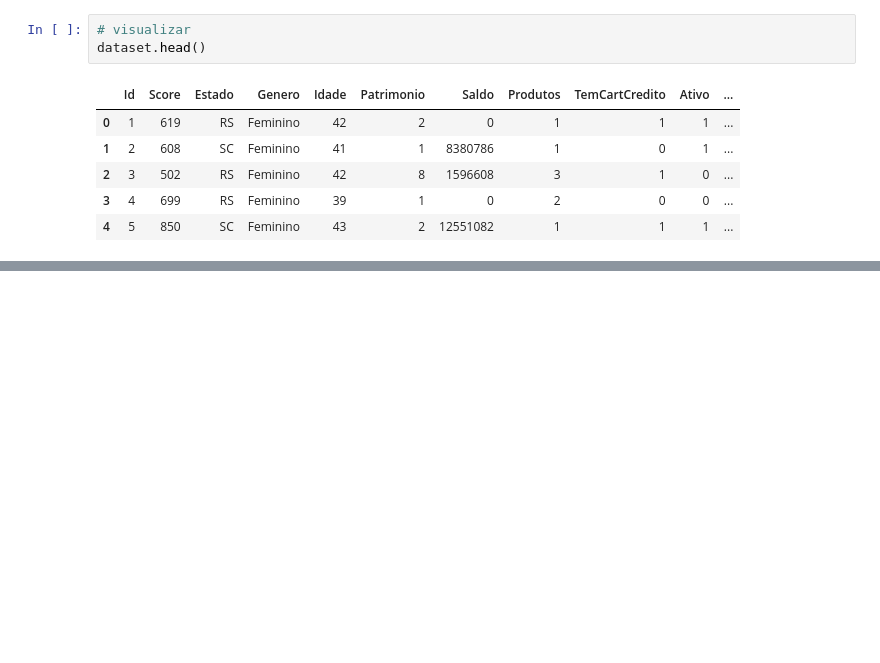
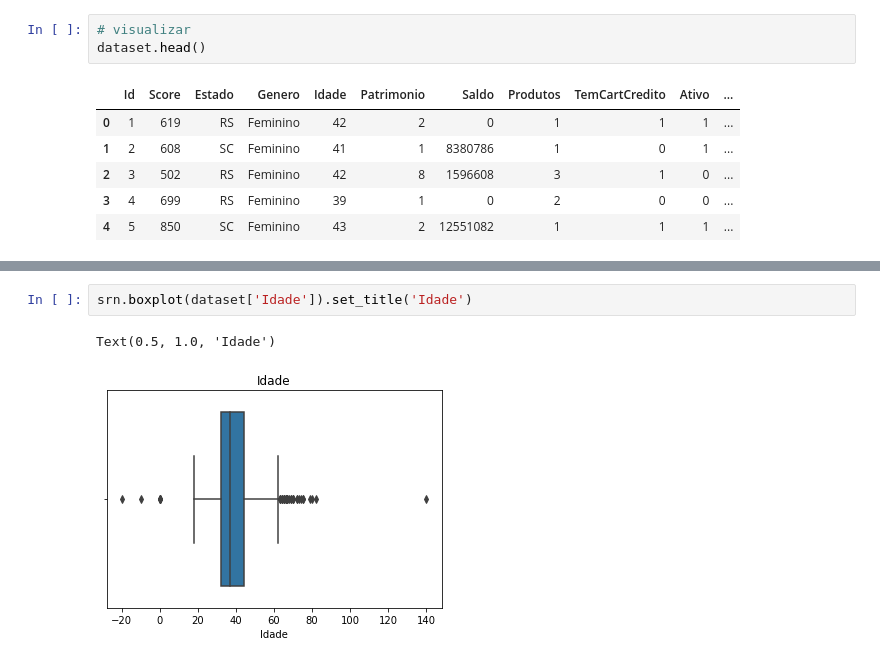
Before and after one commit to Joao-Inacio/Formacao-Cientista-de-Dados, a Jupyter notebook: limpezaetratamento.ipynb, the cells around one changed output, grey strips where cells are left out. Cells and saved outputs as stored; diff of their text form; blank space fills up the shorter version.

```diff
--- a/limpezaetratamento.ipynb
+++ b/limpezaetratamento.ipynb
@@ -59,0 +111,5 @@ dataset['Idade'].describe()
+# %%
+srn.boxplot(dataset['Idade']).set_title('Idade')
+# %% [output]
+Text(0.5, 1.0, 'Idade')
+[figure, added]
```
Also changed, not shown: parts of 16 cells of this notebook.
